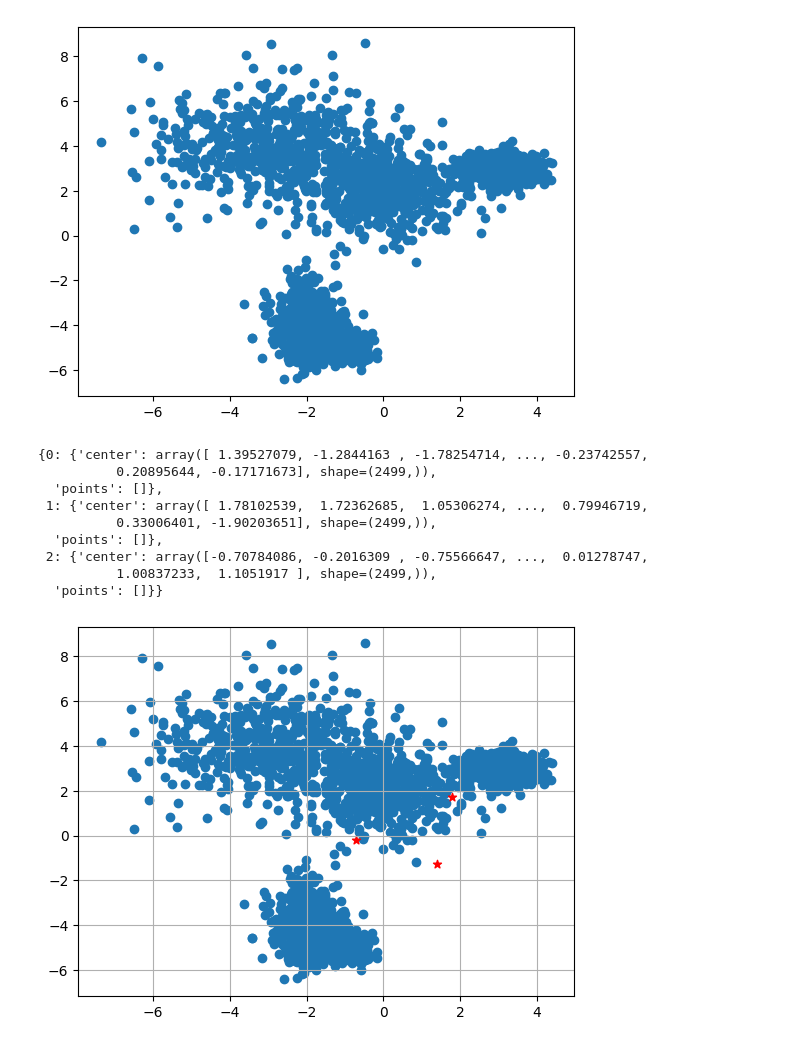
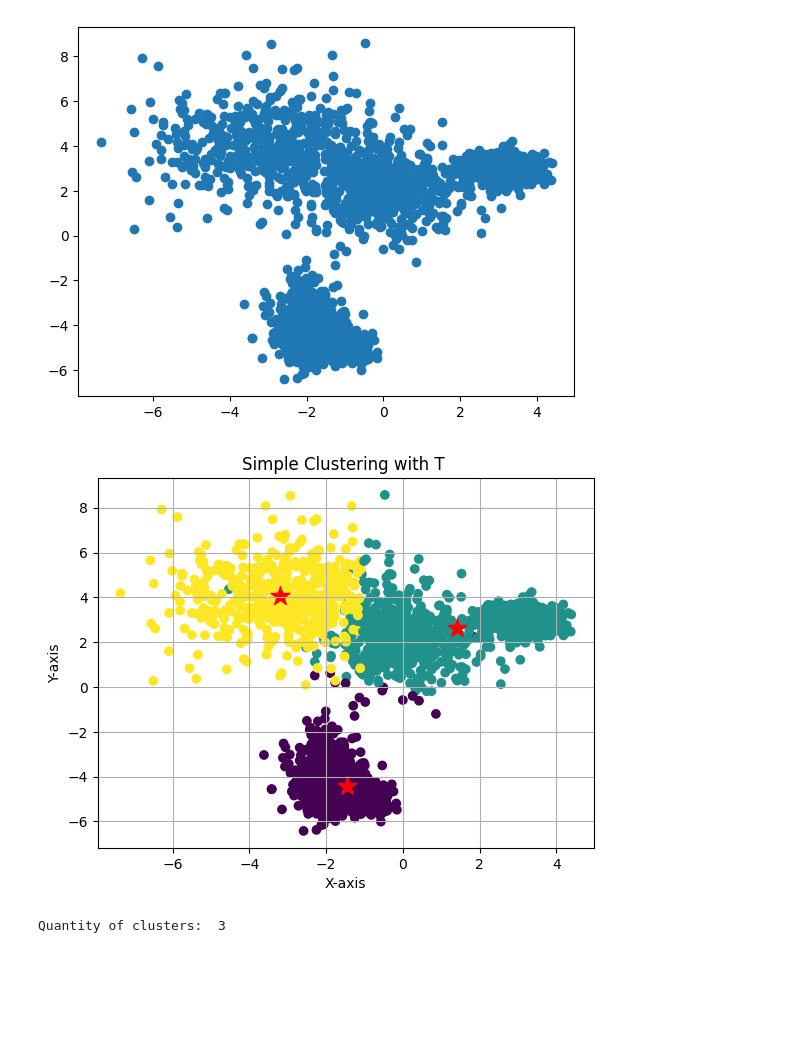
Before and after one commit to 4gn5t/DataAnalysis, a Jupyter notebook: lab6/main.ipynb, the cells around one changed output. Saved outputs shown, nothing was run; the diff lists cells and outputs as text; code cells hidden in the pictures; blank space fills up the shorter version.

```diff
--- a/lab6/main.ipynb
+++ b/lab6/main.ipynb
@@ -52,39 +52,34 @@ plt.scatter(x_values, y_values)
 plt.show()
 # %% [output]
 [figure]
-# %%
-k = 3
-
-clusters = {}
-np.random.seed(15)
-
-for idx in range(k):
-    center = 2*(2*np.random.random((x_values.shape[0],))-1)
-    points = []
-    cluster = {
-        'center' : center,
-        'points' : []
-    }
-
-    clusters[idx] = cluster
-
-clusters
-# %% [output]
-{0: {'center': array([ 1.39527079, -1.2844163 , -1.78254714, ..., -0.23742557,
-          0.20895644, -0.17171673], shape=(2499,)),
-  'points': []},
- 1: {'center': array([ 1.78102539,  1.72362685,  1.05306274, ...,  0.79946719,
-          0.33006401, -1.90203651], shape=(2499,)),
-  'points': []},
- 2: {'center': array([-0.70784086, -0.2016309 , -0.75566647, ...,  0.01278747,
-          1.00837233,  1.1051917 ], shape=(2499,)),
-  'points': []}}
-# %%
-plt.scatter(x_values, y_values)
-plt.grid(True)
-for i in clusters:
-    center = clusters[i]['center']
-    plt.scatter(center[0], center[1], marker='*', c='red')
-plt.show()
-# %% [output]
-[figure, removed]
+# %%
+def simple_clustering(X, T):
+    centers = [X[0]]
+    labels = [0]
+    for i in range(1, len(X)):
+        dists = [np.linalg.norm(X[i] - c) for c in centers]
+        min_dist = np.min(dists)
+        if min_dist > T:
+            centers.append(X[i])
+            labels.append(len(centers) - 1)
+        else:
+            labels.append(np.argmin(dists))
+    centers = [X[np.array(labels) == i].mean(axis=0) for i in range(len(centers))]
+    return np.array(labels), np.array(centers)
+
+
+T= 8.0
+X = np.column_stack((x_values, y_values))
+labels, centers = simple_clustering(X, T)
+plt.scatter(X[:,0], X[:,1], c=labels)
+plt.scatter(centers[:,0], centers[:,1], marker='*', c='red', s=200)
+plt.title('Simple Clustering with T ')
+plt.xlabel('X-axis')
+plt.ylabel('Y-axis')
+plt.grid(True)
+plt.show()
+
+print("Quantity of clusters: ", len(np.unique(labels)))
+# %% [output]
+[figure, added]
+Quantity of clusters:  3
```
Also changed, not shown: parts of 3 cells of this notebook.
